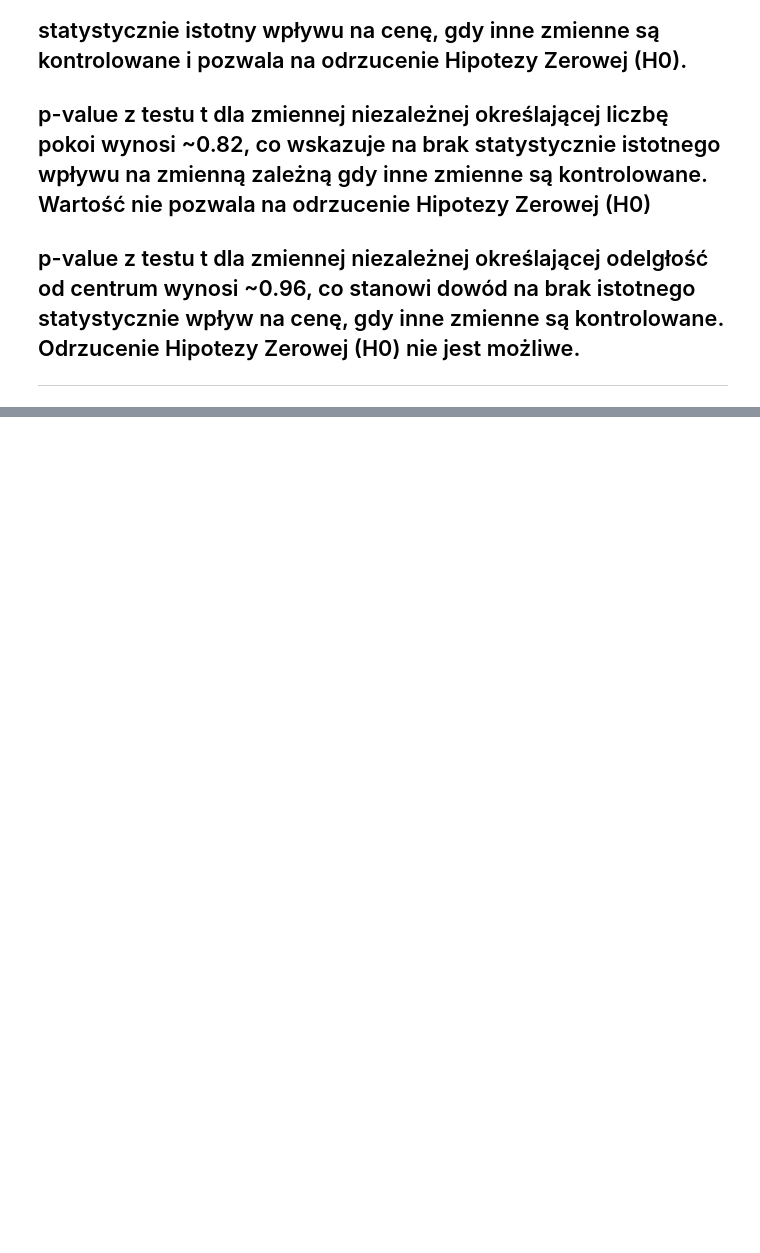
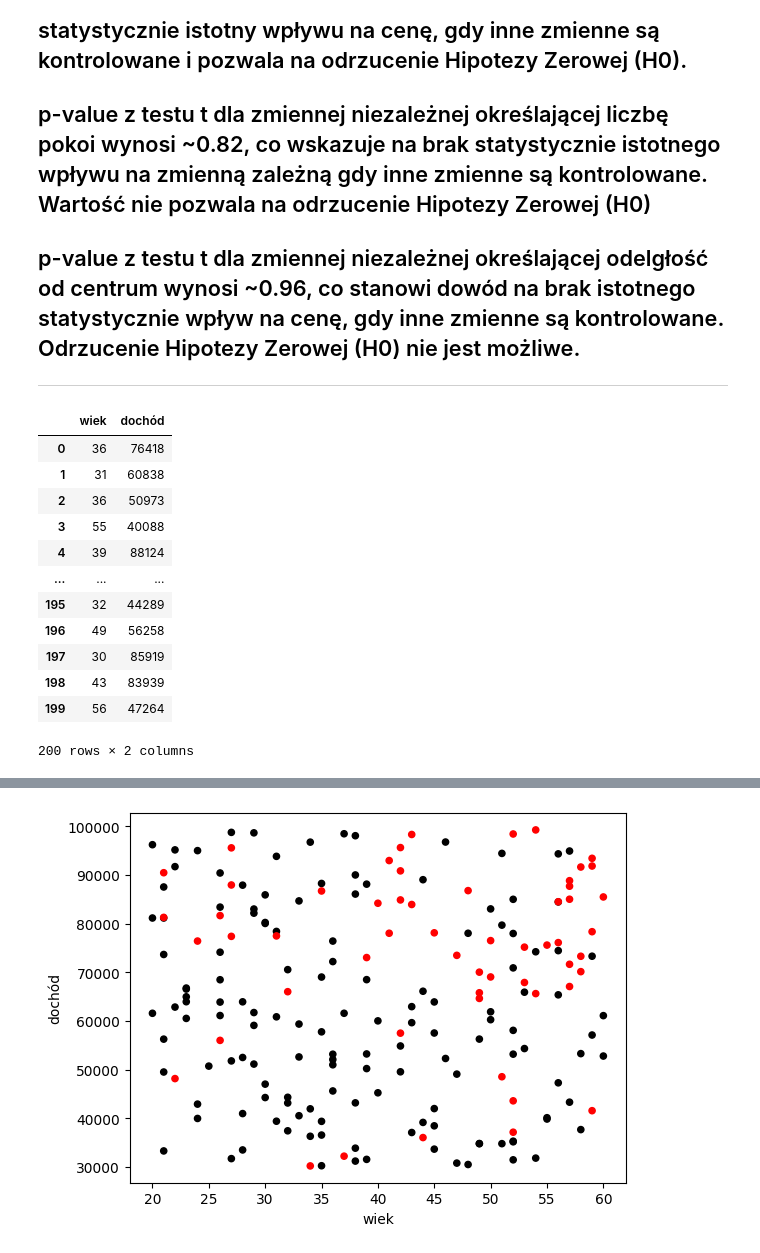
Before and after one commit to LPiskor/moje_projekty_ml, a Jupyter notebook: Statystyka_Dla_Danych.ipynb, the cells around one changed output, grey strips where cells are left out. Saved outputs shown, nothing was run; the diff lists cells and outputs as text; code cells hidden in the pictures; blank space fills up the shorter version.

Commit message:
Logistic Regression with visualization

```diff
--- a/Statystyka_Dla_Danych.ipynb
+++ b/Statystyka_Dla_Danych.ipynb
@@ -777,3 +777,79 @@ p-value z testu t dla zmiennej niezależnej określającej liczbę pokoi wynosi
 p-value z testu t dla zmiennej niezależnej określającej odelgłość od centrum wynosi ~0.96, co stanowi dowód na brak istotnego statystycznie wpływ na cenę, gdy inne zmienne są kontrolowane. Odrzucenie Hipotezy Zerowej (H0) nie jest możliwe.
 ---
 -----------
+# %%
+import numpy as np
+import pandas as pd
+import matplotlib.pyplot as plt
+from scipy import stats
+import statsmodels.api as sm
+
+n_samples = 200
+
+#wygenerowanie zmiennej niezależnej wiek (losowe liczby w przedziale 20-60, 100 wyników w próbie)
+age = np.random.randint(20,61,n_samples)
+#wygenerowanie zmiennej niezależnej dochód (losowe liczby w przedziale 30000-100000, 100 wyników w próbie)
+salary = np.random.randint(30000,100001,n_samples)
+#Utworzenie DataFrame zawierającego utworzone do tej pory zmienne niezależne
+df_marketing = pd.DataFrame({'wiek':age, 'dochód':salary})
+#Wyświetlenie DataFrame
+display(df_marketing)
+
+#Dodanie kolumny zakup z zerami
+df_marketing['zakup'] = 0
+
+#Warunek dla zakupu
+df_marketing.loc[((age > 38) & (salary >= 64000), 'zakup')]=1
+
+#Obliczanie liczby elementów w każdej grupie
+num_zakup_0 = len(df_marketing[df_marketing['zakup'] == 0])
+num_zakup_1 = len(df_marketing[df_marketing['zakup'] == 1])
+
+#Ustalenie bezpiecznej wartości, by nie losować więcej, niż dostępne
+max_noise_allowed = min(num_zakup_0,num_zakup_1)
+
+#Dodanie szumu losowego do prób. 10% wartości fałszywych dla każdej ze stron (kupił i nie kupił).
+noise = int(0.1*n_samples)
+noise = min(noise, max_noise_allowed)
+
+flip_0_to_1 = df_marketing[df_marketing['zakup'] == 0].sample(n=noise, random_state = 42).index
+flip_1_to_0 = df_marketing[df_marketing['zakup'] == 1].sample(n=noise, random_state = 42).index
+
+#podmiana
+df_marketing.loc[flip_0_to_1, 'zakup'] = 1
+df_marketing.loc[flip_1_to_0, 'zakup'] = 0
+
+#wyświetlenie 5 pierwszych wartości oraz zliczenie klientów w grupach kupujących i nie kupujących
+print(df_marketing.head())
+print(df_marketing['zakup'].value_counts())
+
+#Wizualizacja danych - scatterplot
+#kolorowanie wartości 0 i 1
+colors = np.where(df_marketing.zakup > 0, 'r', 'k')
+#Utworzenie wykresu na podstawie danych zawartch w Dataframe
+df_marketing.plot(kind='scatter', x='wiek', y='dochód', c=colors)
+
+#Utworzenie modelu regresji liniowej
+#Określenie X i Y
+Xtrain = df_marketing[['wiek', 'dochód']]
+Ytrain = df_marketing['zakup']
+#Dodanie constantu do osi X
+x_with_constant = sm.add_constant(Xtrain)
+#Utworzenie modelu regresji logistycznej
+log_reg = sm.Logit(Ytrain, x_with_constant).fit()
+#Tabela podsumowująca
+print(log_reg.summary())
+# %% [output]
+|  | wiek | dochód |
+| 0 | 36 | 76418 |
+| 1 | 31 | 60838 |
+| 2 | 36 | 50973 |
+| 3 | 55 | 40088 |
+| 4 | 39 | 88124 |
+| ... | ... | ... |
+| 195 | 32 | 44289 |
+| 196 | 49 | 56258 |
+| 197 | 30 | 85919 |
+| 198 | 43 | 83939 |
+| 199 | 56 | 47264 |
+200 rows × 2 columns
@@ -779,0 +873 @@ p-value z testu t dla zmiennej niezależnej określającej odelgłość od centr
+[figure, added]
```
Also changed, not shown: parts of 2 cells of this notebook.
